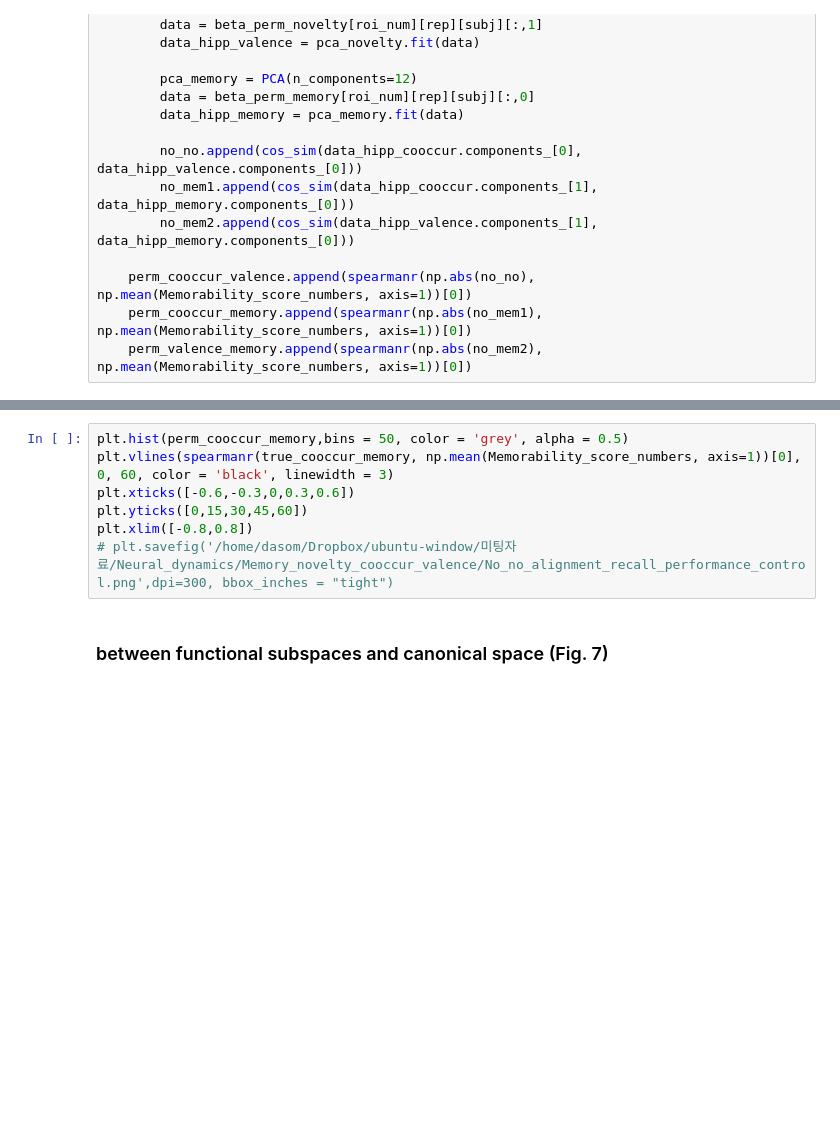
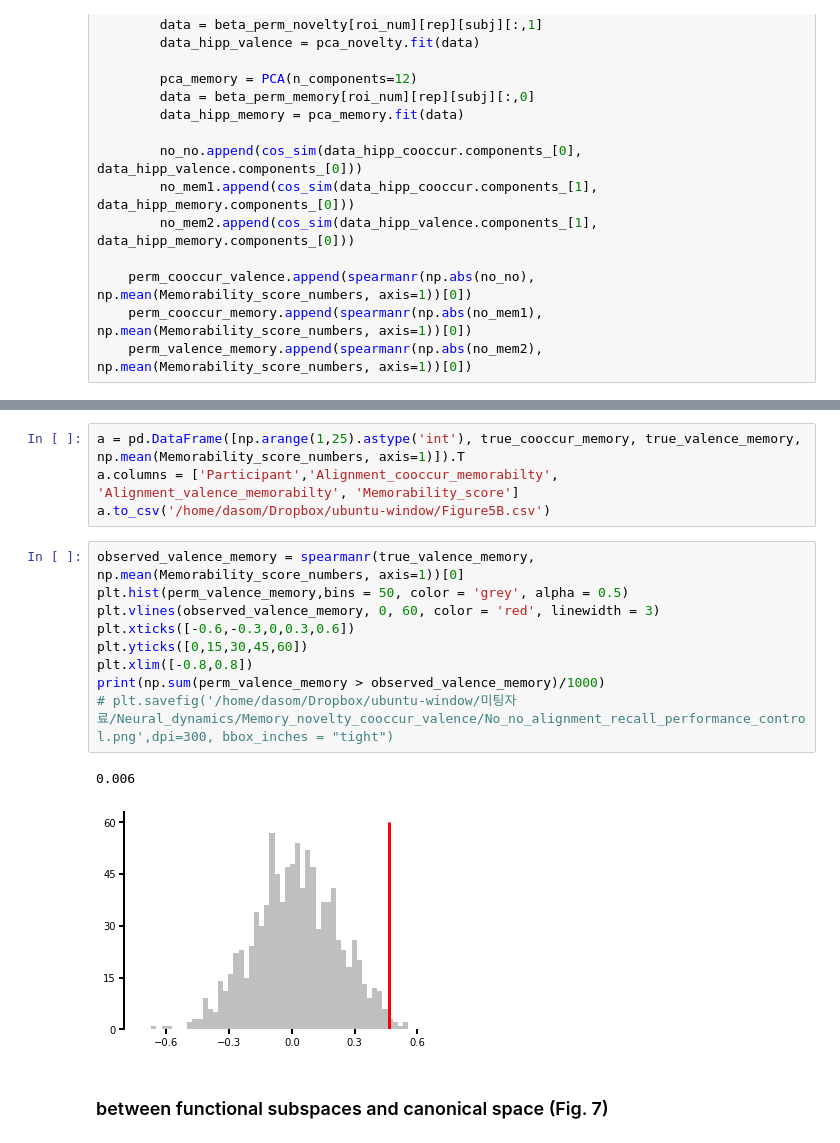
Before and after one commit to somvid/Hippocampal-subspaces, a Jupyter notebook: 2.Subspace_analysis.ipynb, the cells around one changed output, grey strips where cells are left out. Cells and saved outputs as stored; diff of their text form; blank space fills up the shorter version.

```diff
--- a/2.Subspace_analysis.ipynb
+++ b/2.Subspace_analysis.ipynb
@@ -301,10 +332,19 @@ SpearmanrResult(correlation=0.4424601010435927, pvalue=0.03038337133350162)
+# %%
+a = pd.DataFrame([np.arange(1,25).astype('int'), true_cooccur_memory, true_valence_memory, np.mean(Memorability_score_numbers, axis=1)]).T
+a.columns = ['Participant','Alignment_cooccur_memorabilty', 'Alignment_valence_memorabilty', 'Memorability_score']
+a.to_csv('/home/dasom/Dropbox/ubuntu-window/Figure5B.csv')
 # %%
-plt.hist(perm_cooccur_memory,bins = 50, color = 'grey', alpha = 0.5)
-plt.vlines(spearmanr(true_cooccur_memory, np.mean(Memorability_score_numbers, axis=1))[0], 0, 60, color = 'black', linewidth = 3)
+observed_valence_memory = spearmanr(true_valence_memory, np.mean(Memorability_score_numbers, axis=1))[0]
+plt.hist(perm_valence_memory,bins = 50, color = 'grey', alpha = 0.5)
+plt.vlines(observed_valence_memory, 0, 60, color = 'red', linewidth = 3)
 plt.xticks([-0.6,-0.3,0,0.3,0.6])
 plt.yticks([0,15,30,45,60])
 plt.xlim([-0.8,0.8])
+print(np.sum(perm_valence_memory > observed_valence_memory)/1000)
 # plt.savefig('/home/dasom/Dropbox/ubuntu-window/미팅자료/Neural_dynamics/Memory_novelty_cooccur_valence/No_no_alignment_recall_performance_control.png',dpi=300, bbox_inches = "tight")
+# %% [output]
+0.006
+[figure, added]
 # %% [markdown]
 ### between functional subspaces and canonical space (Fig. 7)
 # %%
```
Also changed, not shown: parts of 13 cells of this notebook, 3 other files.
